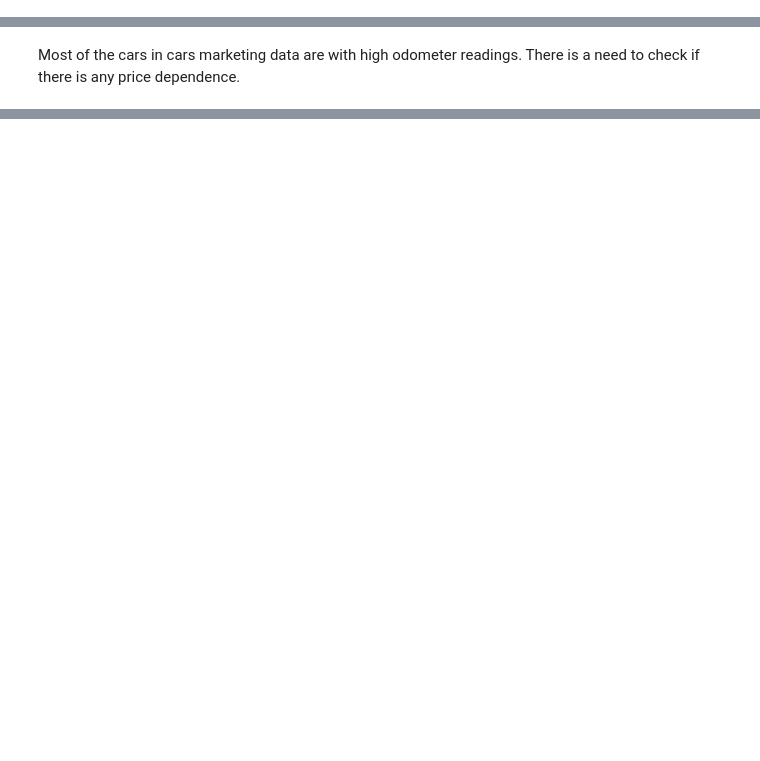
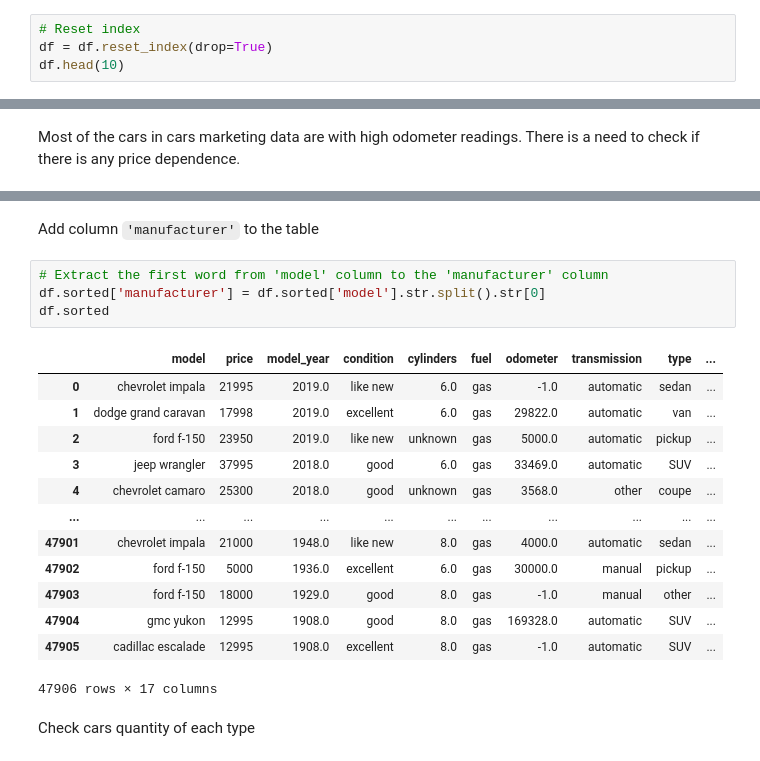
Before and after one commit to ravtsen/Car_sales_advertisements, a Jupyter notebook: Notebooks/EDA.ipynb, the cells around one changed output, grey strips where cells are left out. Drawn from its saved outputs; the diff is of its cells as text; blank space fills up the shorter version.

```diff
--- a/Notebooks/EDA.ipynb
+++ b/Notebooks/EDA.ipynb
@@ -303,0 +437,4 @@ sorted(df['model'].unique())
+# %%
+# Reset index
+df = df.reset_index(drop=True)
+df.head(10)
@@ -495,0 +677,22 @@ SyntaxError: expected ':' (1395266599.py, line 2)
+# %% [markdown]
+Add column `'manufacturer'` to the table
+# %%
+# Extract the first word from 'model' column to the 'manufacturer' column
+df.sorted['manufacturer'] = df.sorted['model'].str.split().str[0]
+df.sorted
+# %% [output]
+|  | model | price | model_year | condition | cylinders | fuel | odometer | transmission | type | ... |
+| 0 | chevrolet impala | 21995 | 2019.0 | like new | 6.0 | gas | -1.0 | automatic | sedan | ... |
+| 1 | dodge grand caravan | 17998 | 2019.0 | excellent | 6.0 | gas | 29822.0 | automatic | van | ... |
+| 2 | ford f-150 | 23950 | 2019.0 | like new | unknown | gas | 5000.0 | automatic | pickup | ... |
+| 3 | jeep wrangler | 37995 | 2018.0 | good | 6.0 | gas | 33469.0 | automatic | SUV | ... |
+| 4 | chevrolet camaro | 25300 | 2018.0 | good | unknown | gas | 3568.0 | other | coupe | ... |
+| ... | ... | ... | ... | ... | ... | ... | ... | ... | ... | ... |
+| 47901 | chevrolet impala | 21000 | 1948.0 | like new | 8.0 | gas | 4000.0 | automatic | sedan | ... |
+| 47902 | ford f-150 | 5000 | 1936.0 | excellent | 6.0 | gas | 30000.0 | manual | pickup | ... |
+| 47903 | ford f-150 | 18000 | 1929.0 | good | 8.0 | gas | -1.0 | manual | other | ... |
+| 47904 | gmc yukon | 12995 | 1908.0 | good | 8.0 | gas | 169328.0 | automatic | SUV | ... |
+| 47905 | cadillac escalade | 12995 | 1908.0 | excellent | 8.0 | gas | -1.0 | automatic | SUV | ... |
+47906 rows × 17 columns
+# %% [markdown]
+Check cars quantity of each type
```
Also changed, not shown: parts of 104 cells of this notebook, 4 other files.
